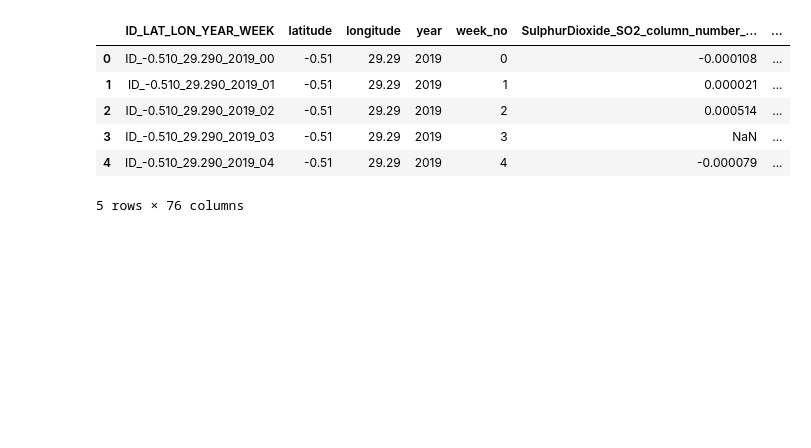
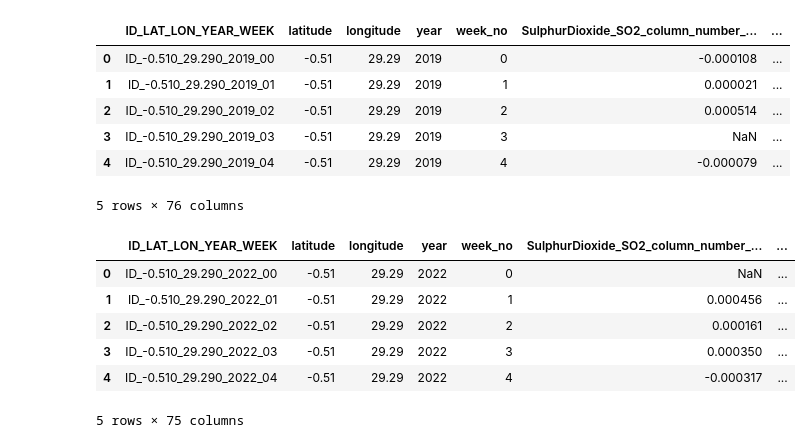
Before and after one commit to candybains/Candy, a Jupyter notebook: Carbon_Emission.ipynb, the cells around one changed output. Drawn from its saved outputs; the diff is of its cells as text; code cells hidden in the pictures; blank space fills up the shorter version.

```diff
--- a/Carbon_Emission.ipynb
+++ b/Carbon_Emission.ipynb
@@ -23,3 +29,13 @@ train.head()
 | 3 | ID_-0.510_29.290_2019_03 | -0.51 | 29.29 | 2019 | 3 | NaN | ... |
 | 4 | ID_-0.510_29.290_2019_04 | -0.51 | 29.29 | 2019 | 4 | -0.000079 | ... |
 5 rows × 76 columns
+# %%
+test.head()
+# %% [output]
+|  | ID_LAT_LON_YEAR_WEEK | latitude | longitude | year | week_no | SulphurDioxide_SO2_column_number_... | ... |
+| 0 | ID_-0.510_29.290_2022_00 | -0.51 | 29.29 | 2022 | 0 | NaN | ... |
+| 1 | ID_-0.510_29.290_2022_01 | -0.51 | 29.29 | 2022 | 1 | 0.000456 | ... |
+| 2 | ID_-0.510_29.290_2022_02 | -0.51 | 29.29 | 2022 | 2 | 0.000161 | ... |
+| 3 | ID_-0.510_29.290_2022_03 | -0.51 | 29.29 | 2022 | 3 | 0.000350 | ... |
+| 4 | ID_-0.510_29.290_2022_04 | -0.51 | 29.29 | 2022 | 4 | -0.000317 | ... |
+5 rows × 75 columns
```
Also changed, not shown: parts of 9 cells of this notebook.
